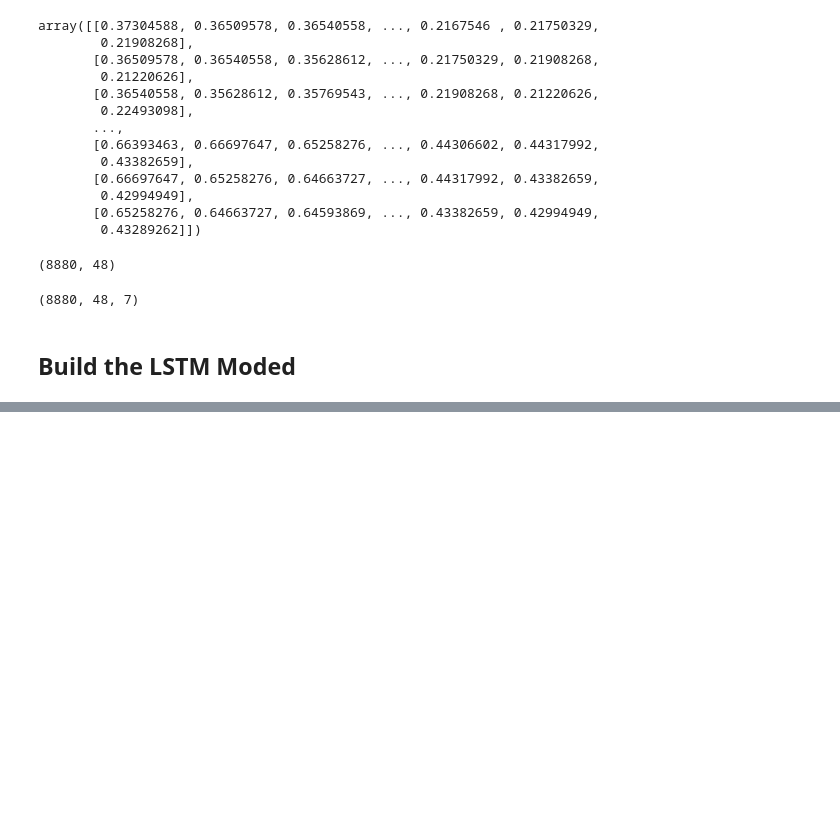
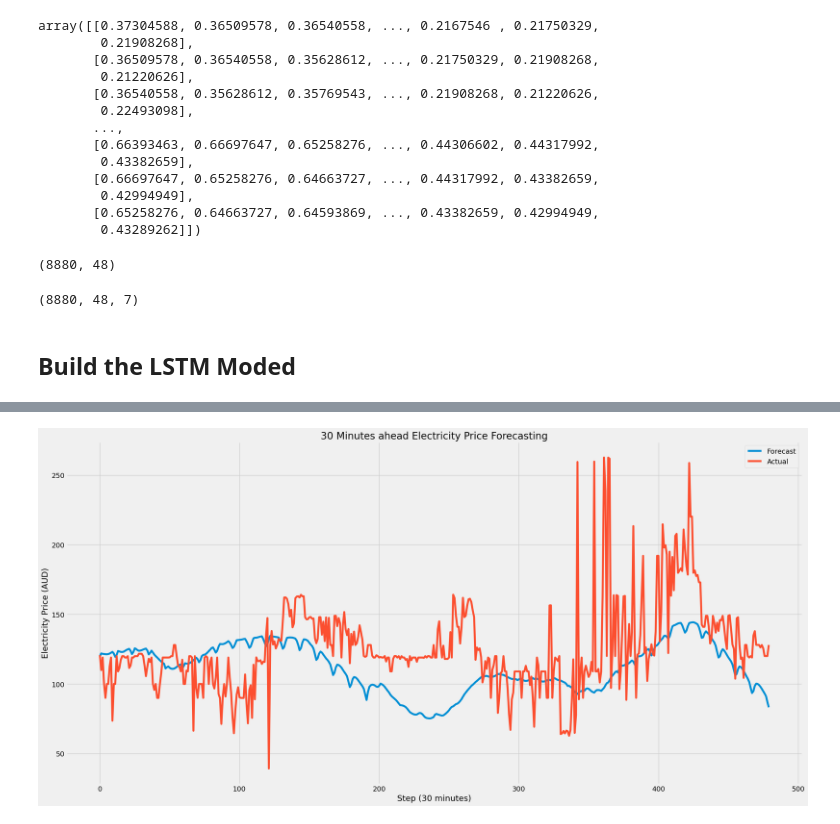
Before and after one commit to ron-ligsay/ML-Path, a Jupyter notebook: LSTM/lstm_eMasterClass.ipynb, the cells around one changed output, grey strips where cells are left out. Cells and saved outputs as stored; diff of their text form; code cells hidden in the pictures; blank space fills up the shorter version.

Commit message:
creating a plot

```diff
--- a/LSTM/lstm_eMasterClass.ipynb
+++ b/LSTM/lstm_eMasterClass.ipynb
@@ -177,0 +217,12 @@ X.shape
+# %%
+from tensorflow.keras.callbacks import ModelCheckpoint, EarlyStopping
+
+filepath = 'models/{epoch:02d}-{loss:.4f}-{val_loss:.4f}-{mae:.4f}-{val_mae:.4f}.hdf5'
+
+callbacks = [EarlyStopping(monitor='val_loss', patience=20),
+             ModelCheckpoint(filepath, monitor='loss', save_best_only=True, mode='min')]
+# %%
+optimizers.SGD(momentum=0.9)
+model.compile(optimizer='SGD', loss='mse', metrics=['mae'])
+# %%
+model.fit(X_train, y_train, validation_split=0.2, epochs=1000, callbacks=callbacks, batch_size=16)
@@ -177,0 +254,4 @@ X.shape
+# %%
+predictions = model.predict(X_test)
+predictions = scaler.inverse_transform(predictions)
+predictions
@@ -177,0 +277,13 @@ X.shape
+# %%
+import matplotlib.pyplot as plt
+plt.style.use('fivethirtyeight')
+plt.figure(figsize=(24,12))
+plt.title('30 Minutes ahead Electricity Price Forecasting')
+plt.xlabel('Step (30 minutes)')
+plt.ylabel('Electricity Price (AUD)')
+plt.plot(predictions)
+plt.plot(scaler.inverse_transform(y_test))
+plt.legend(['Forecast', 'Actual'])
+plt.show()
+# %% [output]
+[figure, added]
```
Also changed, not shown: parts of 9 cells of this notebook.
